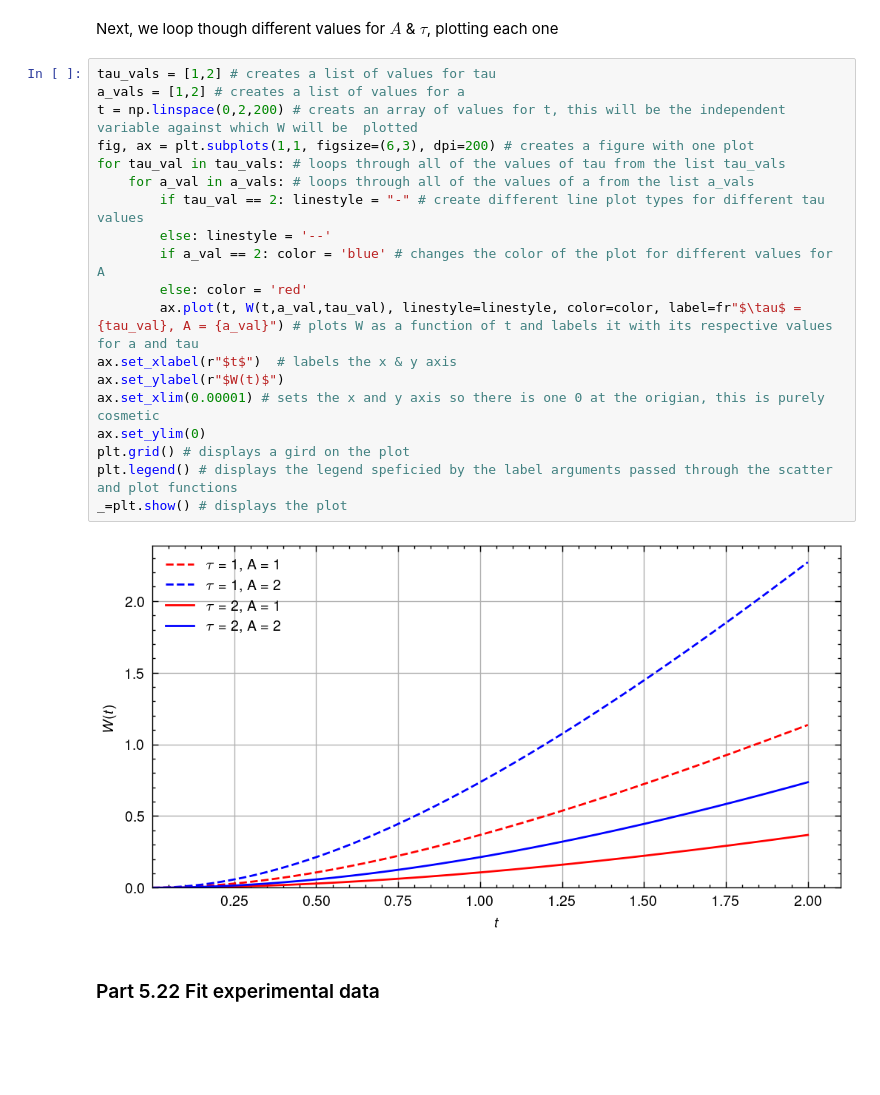
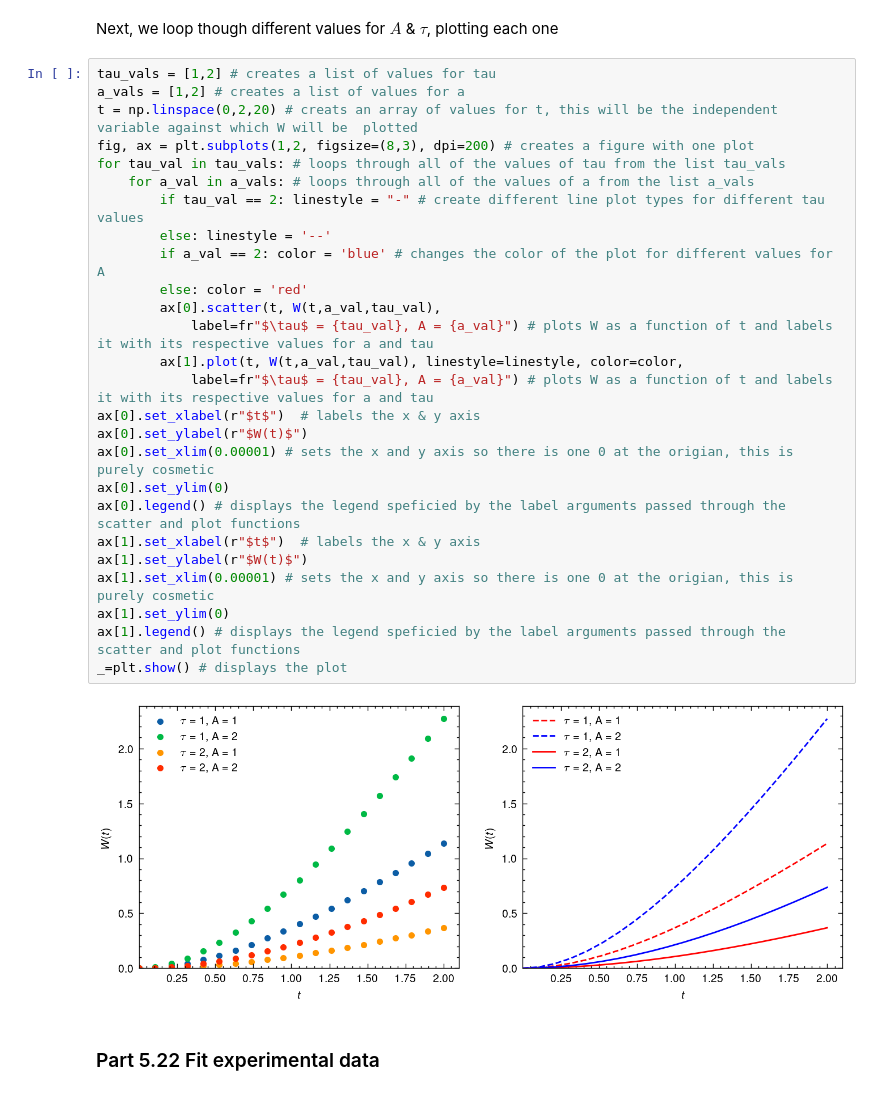
Before and after one commit to gkerr708/PHYC_2050, a Jupyter notebook: Assignments/Assignment2/gavin_kerr_assignment2.ipynb, the cells around one changed output. Drawn from its saved outputs; the diff is of its cells as text; blank space fills up the shorter version.

Commit message:
Added scatter plot

```diff
--- a/Assignments/Assignment2/gavin_kerr_assignment2.ipynb
+++ b/Assignments/Assignment2/gavin_kerr_assignment2.ipynb
@@ -89,24 +89,31 @@ Next, we loop though different values for $A$ & $\tau$, plotting each one
 # %%
 tau_vals = [1,2] # creates a list of values for tau
 a_vals = [1,2] # creates a list of values for a
-t = np.linspace(0,2,200) # creats an array of values for t, this will be the independent variable against which W will be  plotted
-fig, ax = plt.subplots(1,1, figsize=(6,3), dpi=200) # creates a figure with one plot
+t = np.linspace(0,2,20) # creats an array of values for t, this will be the independent variable against which W will be  plotted
+fig, ax = plt.subplots(1,2, figsize=(8,3), dpi=200) # creates a figure with one plot
 for tau_val in tau_vals: # loops through all of the values of tau from the list tau_vals
     for a_val in a_vals: # loops through all of the values of a from the list a_vals
         if tau_val == 2: linestyle = "-" # create different line plot types for different tau values
         else: linestyle = '--'
         if a_val == 2: color = 'blue' # changes the color of the plot for different values for A
         else: color = 'red'
-        ax.plot(t, W(t,a_val,tau_val), linestyle=linestyle, color=color, label=fr"$\tau$ = {tau_val}, A = {a_val}") # plots W as a function of t and labels it with its respective values for a and tau
-ax.set_xlabel(r"$t$")  # labels the x & y axis
-ax.set_ylabel(r"$W(t)$")
-ax.set_xlim(0.00001) # sets the x and y axis so there is one 0 at the origian, this is purely cosmetic
-ax.set_ylim(0)
-plt.grid() # displays a gird on the plot
-plt.legend() # displays the legend speficied by the label arguments passed through the scatter and plot functions
+        ax[0].scatter(t, W(t,a_val,tau_val),
+            label=fr"$\tau$ = {tau_val}, A = {a_val}") # plots W as a function of t and labels it with its respective values for a and tau
+        ax[1].plot(t, W(t,a_val,tau_val), linestyle=linestyle, color=color,
+            label=fr"$\tau$ = {tau_val}, A = {a_val}") # plots W as a function of t and labels it with its respective values for a and tau
+ax[0].set_xlabel(r"$t$")  # labels the x & y axis
+ax[0].set_ylabel(r"$W(t)$")
+ax[0].set_xlim(0.00001) # sets the x and y axis so there is one 0 at the origian, this is purely cosmetic
+ax[0].set_ylim(0)
+ax[0].legend() # displays the legend speficied by the label arguments passed through the scatter and plot functions
+ax[1].set_xlabel(r"$t$")  # labels the x & y axis
+ax[1].set_ylabel(r"$W(t)$")
+ax[1].set_xlim(0.00001) # sets the x and y axis so there is one 0 at the origian, this is purely cosmetic
+ax[1].set_ylim(0)
+ax[1].legend() # displays the legend speficied by the label arguments passed through the scatter and plot functions
 _=plt.show() # displays the plot
 # %% [output]
-[figure, old version]
+[figure, new version]
 # %% [markdown]
 ### Part 5.22 Fit experimental data
 # %% [markdown]
```
